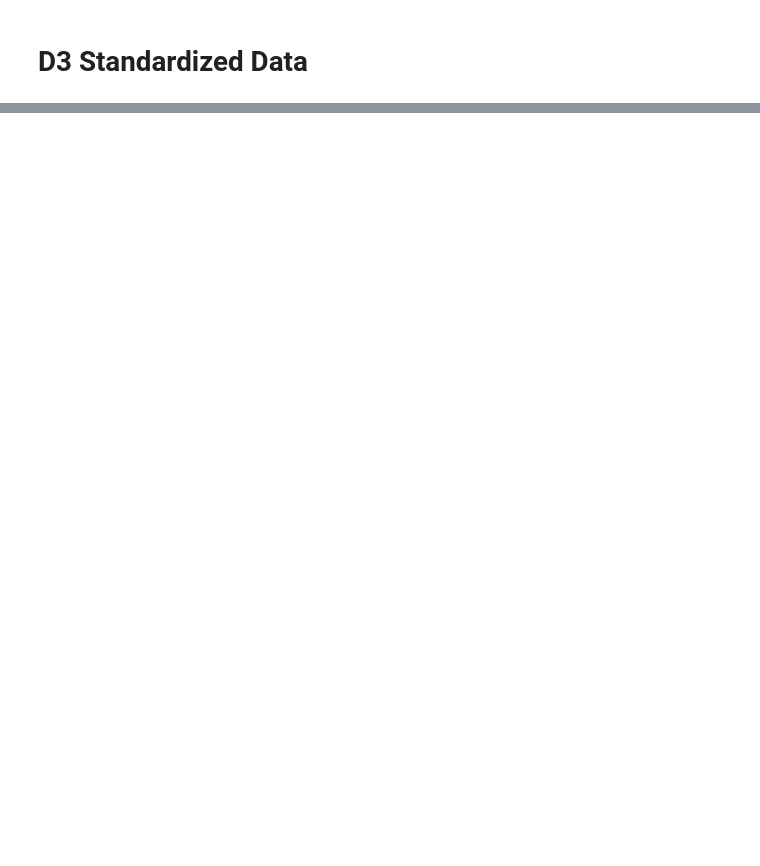
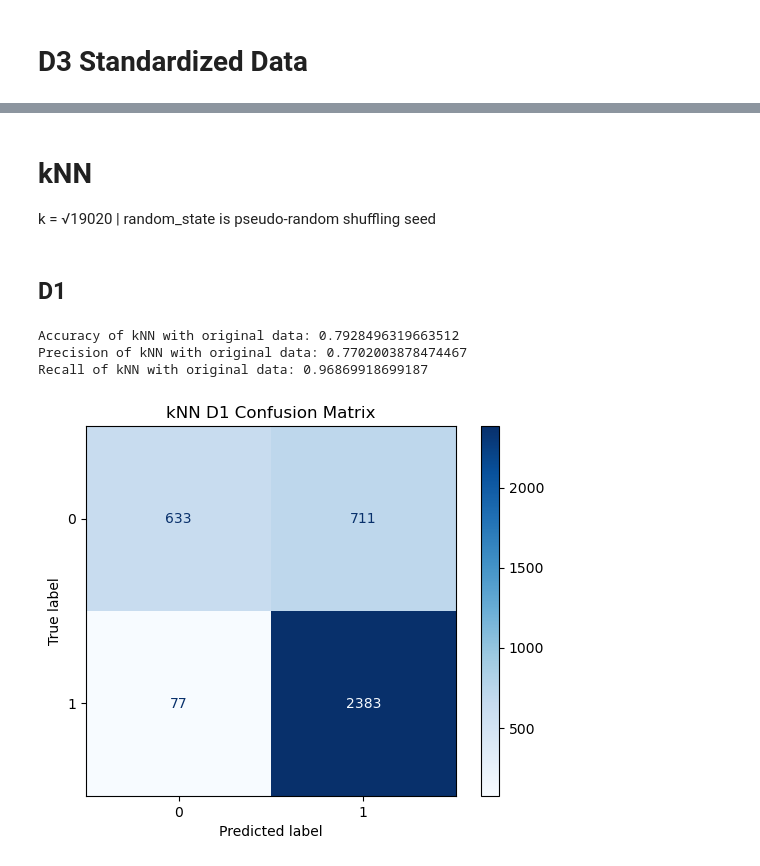
Before and after one commit to nikolaipascual-design/CSCI-111-project, a Jupyter notebook: csci111_mgt.ipynb, the cells around one changed output, grey strips where cells are left out. Drawn from its saved outputs; the diff is of its cells as text; code cells hidden in the pictures; blank space fills up the shorter version.

```diff
--- a/csci111_mgt.ipynb
+++ b/csci111_mgt.ipynb
@@ -97,0 +120,30 @@ X_standardized.describe()
+# %% [markdown]
+# kNN
+k = √19020 | random_state is pseudo-random shuffling seed
+# %%
+knn_test_size = 0.2
+knn_random_state = 42
+n_neighbors = 137
+# %% [markdown]
+## D1
+# %%
+X_train_d1, X_test_d1, y_train, y_test = train_test_split(X_original, y_encoded, test_size=knn_test_size, random_state=knn_random_state)
+knn1 = KNeighborsClassifier(n_neighbors=n_neighbors)
+knn1.fit(X_train_d1, y_train)
+
+y_knn_predict1 = knn1.predict(X_test_d1)
+print("Accuracy of kNN with original data:", accuracy_score(y_test, y_knn_predict1))
+print("Precision of kNN with original data:", precision_score(y_test, y_knn_predict1))
+print("Recall of kNN with original data:", recall_score(y_test, y_knn_predict1))
+
+knn_cm1 = confusion_matrix(y_test, y_knn_predict1)
+knn_disp1 = ConfusionMatrixDisplay(confusion_matrix=knn_cm1, display_labels=knn1.classes_)
+knn_disp1.plot(cmap=plt.cm.Blues)
+
+plt.title("kNN D1 Confusion Matrix")
+plt.show()
+# %% [output]
+Accuracy of kNN with original data: 0.7928496319663512
+Precision of kNN with original data: 0.7702003878474467
+Recall of kNN with original data: 0.96869918699187
+[figure, added]
```
Also changed, not shown: parts of 17 cells of this notebook.
